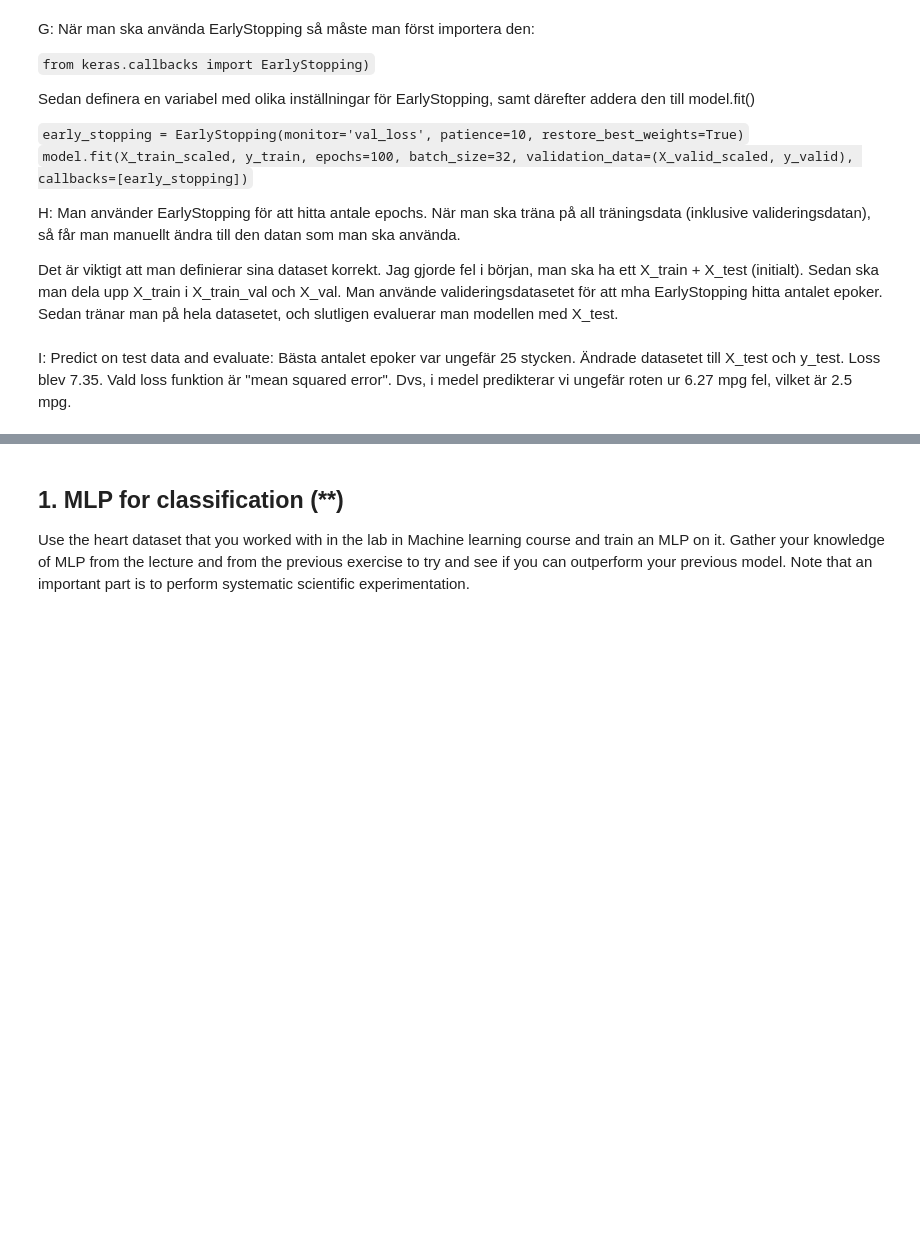
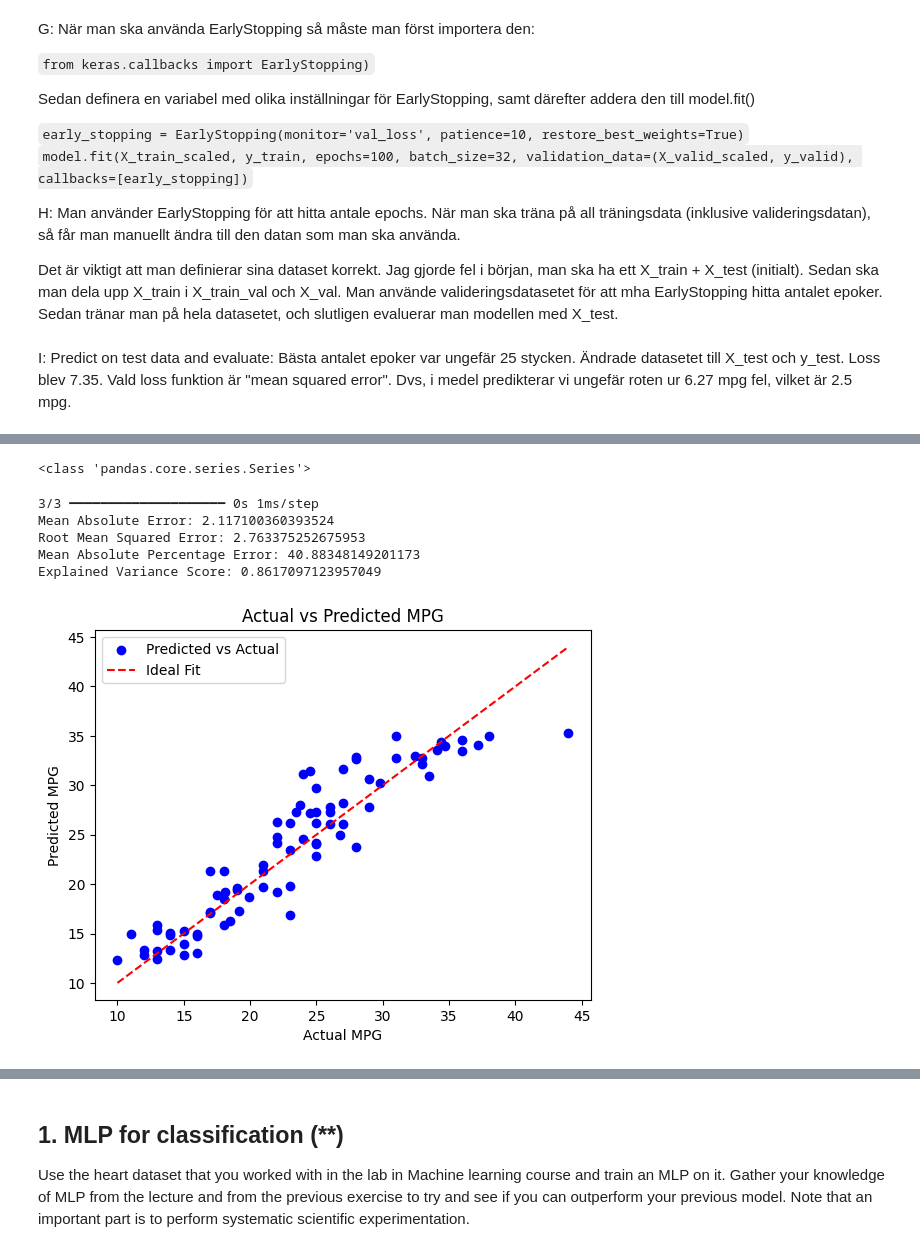
Before and after one commit to dancla240/Deep-Learning-Daniel-Claesson, a Jupyter notebook: E0-MLP.ipynb, the cells around one changed output, grey strips where cells are left out. Cells and saved outputs as stored; diff of their text form; code cells hidden in the pictures; blank space fills up the shorter version.

Commit message:
Refactoring + added new prediction.

```diff
--- a/E0-MLP.ipynb
+++ b/E0-MLP.ipynb
@@ -513,0 +511,50 @@ I: Predict on test data and evaluate: Bästa antalet epoker var ungefär 25 styc
+# %%
+print(type(y_test))
+# %% [output]
+<class 'pandas.core.series.Series'>
+# %%
+from sklearn.metrics import mean_absolute_error, root_mean_squared_error, explained_variance_score
+
+# Predictions
+y_pred = model.predict(X_test_scaled)
+
+# Mean Absolute Error
+mae = mean_absolute_error(y_test, y_pred)
+print("Mean Absolute Error:", mae)
+
+# Root Mean Squared Error
+rmse = root_mean_squared_error(y_test, y_pred)
+print("Root Mean Squared Error:", rmse)
+
+# Mean Absolute Percentage Error
+mape = np.mean(np.abs((np.array(y_test) - y_pred) / np.array(y_test))) * 100
+print("Mean Absolute Percentage Error:", mape)
+
+# Explained Variance Score
+explained_variance = explained_variance_score(y_test, y_pred)
+print("Explained Variance Score:", explained_variance)
+# %% [output]
+3/3 ━━━━━━━━━━━━━━━━━━━━ 0s 1ms/step
+Mean Absolute Error: 2.117100360393524
+Root Mean Squared Error: 2.763375252675953
+Mean Absolute Percentage Error: 40.88348149201173
+Explained Variance Score: 0.8617097123957049
+# %%
+import matplotlib.pyplot as plt
+
+# Scatter plot of y_test vs y_pred
+plt.scatter(y_test, y_pred, color='blue', label='Predicted vs Actual')
+
+# Plot a diagonal line for reference
+plt.plot([y_test.min(), y_test.max()], [y_test.min(), y_test.max()], color='red', linestyle='--', label='Ideal Fit')
+
+# Add labels and title
+plt.xlabel('Actual MPG')
+plt.ylabel('Predicted MPG')
+plt.title('Actual vs Predicted MPG')
+plt.legend()
+
+# Show the plot
+plt.show()
+# %% [output]
+[figure, added]
```
Also changed, not shown: parts of 11 cells of this notebook.
